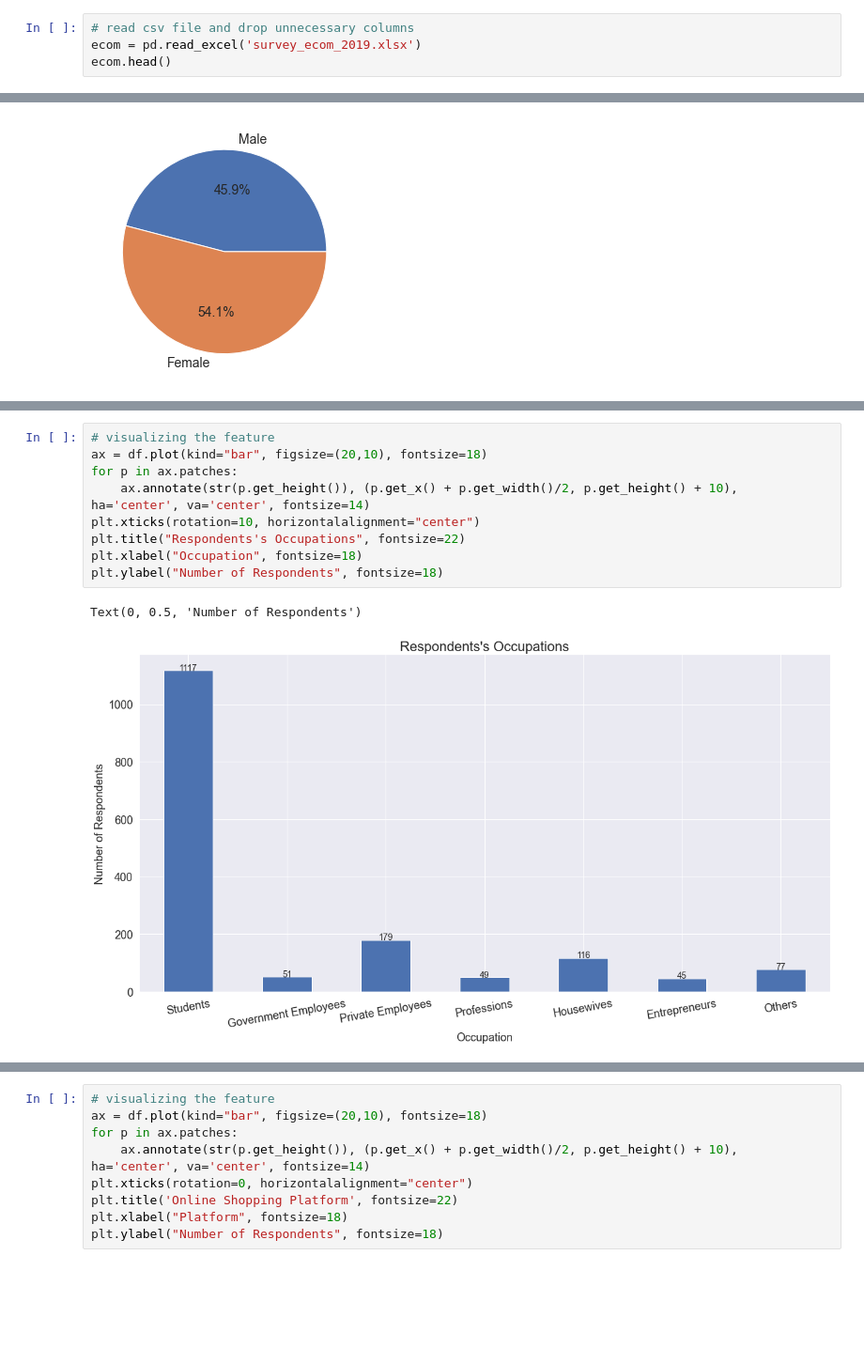
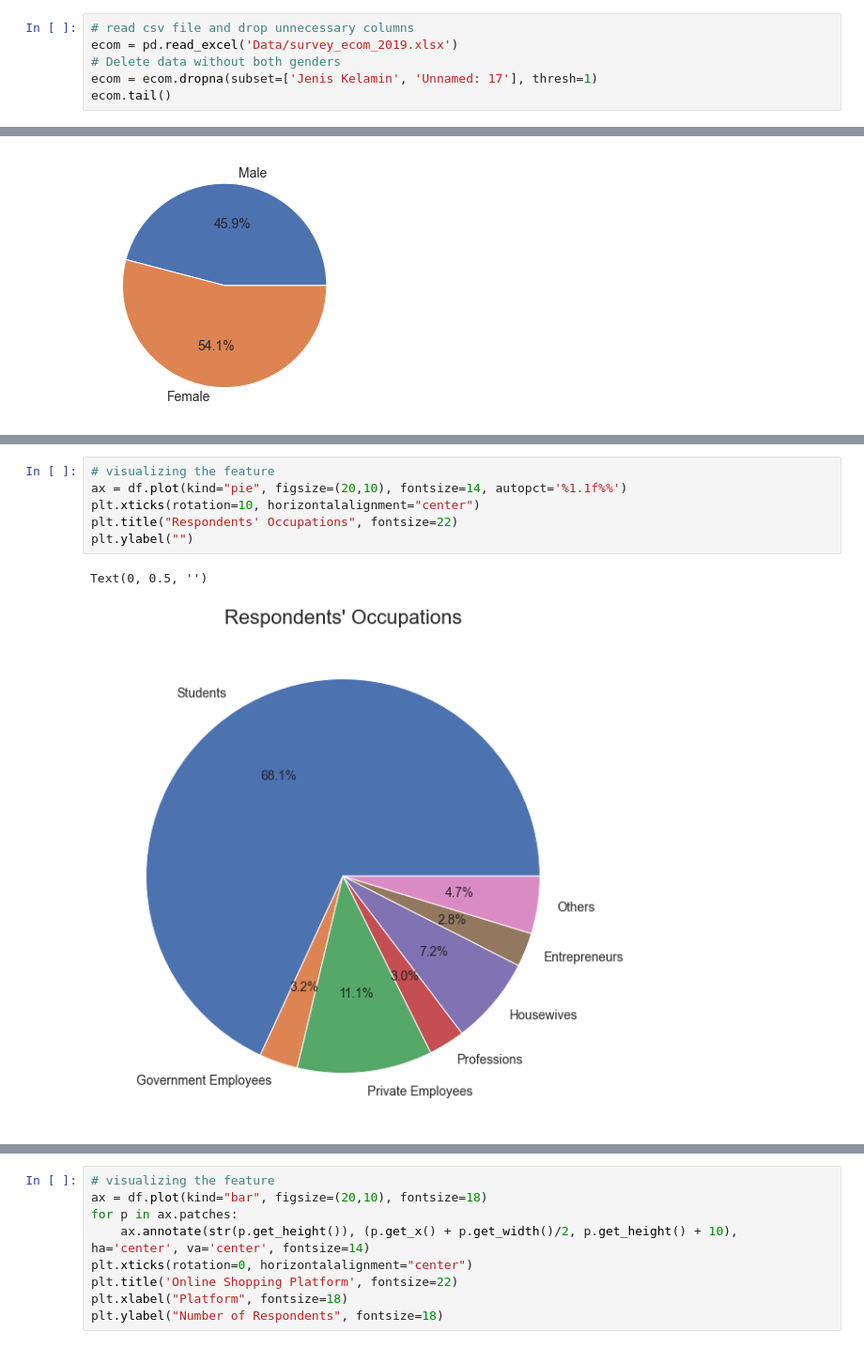
Before and after one commit to alifim/E-Commerce-Survey, a Jupyter notebook: E-Commerce Survey.ipynb, the cells around one changed output, grey strips where cells are left out. Shown at 94% size. Cells and saved outputs as stored; diff of their text form; blank space fills up the shorter version.

```diff
--- a/E-Commerce Survey.ipynb
+++ b/E-Commerce Survey.ipynb
@@ -8,7 +8,9 @@ pd.set_option('display.max_columns', None)
 pd.set_option('display.max_rows', None)
 # %%
 # read csv file and drop unnecessary columns
-ecom = pd.read_excel('survey_ecom_2019.xlsx')
-ecom.head()
+ecom = pd.read_excel('Data/survey_ecom_2019.xlsx')
+# Delete data without both genders
+ecom = ecom.dropna(subset=['Jenis Kelamin', 'Unnamed: 17'], thresh=1)
+ecom.tail()
 # %% [output]
 |  | Unnamed: 0 | Id_nama | Respondent ID | Collector ID | Start Date | End Date | Email Address | First Name | ... |
@@ -120,16 +122,13 @@ Others                    77
 dtype: int64
 # %%
 # visualizing the feature
-ax = df.plot(kind="bar", figsize=(20,10), fontsize=18)
-for p in ax.patches:
-    ax.annotate(str(p.get_height()), (p.get_x() + p.get_width()/2, p.get_height() + 10), ha='center', va='center', fontsize=14)
+ax = df.plot(kind="pie", figsize=(20,10), fontsize=14, autopct='%1.1f%%')
 plt.xticks(rotation=10, horizontalalignment="center")
-plt.title("Respondents's Occupations", fontsize=22)
-plt.xlabel("Occupation", fontsize=18)
-plt.ylabel("Number of Respondents", fontsize=18)
+plt.title("Respondents' Occupations", fontsize=22)
+plt.ylabel("")
 # %% [output]
-Text(0, 0.5, 'Number of Respondents')
+Text(0, 0.5, '')
-[figure, old version]
+[figure, new version]
 # %%
 # get dataframe from a particular question
 key = 'Q5'
```
Also changed, not shown: parts of 18 cells of this notebook.
